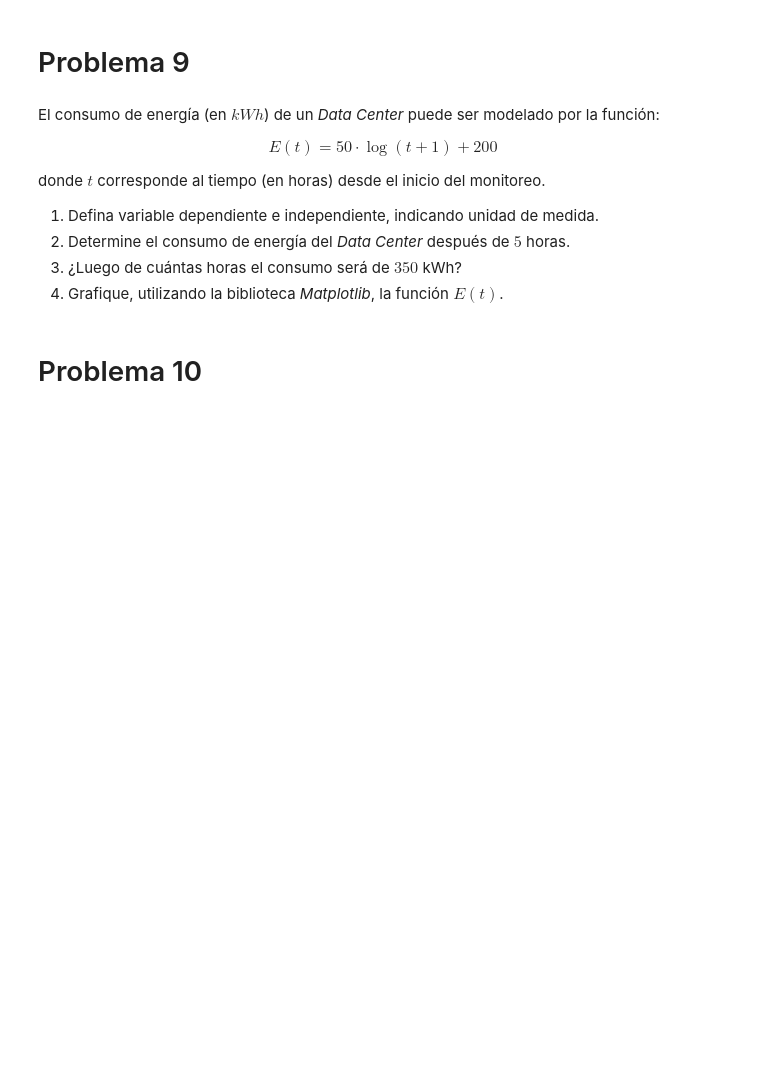
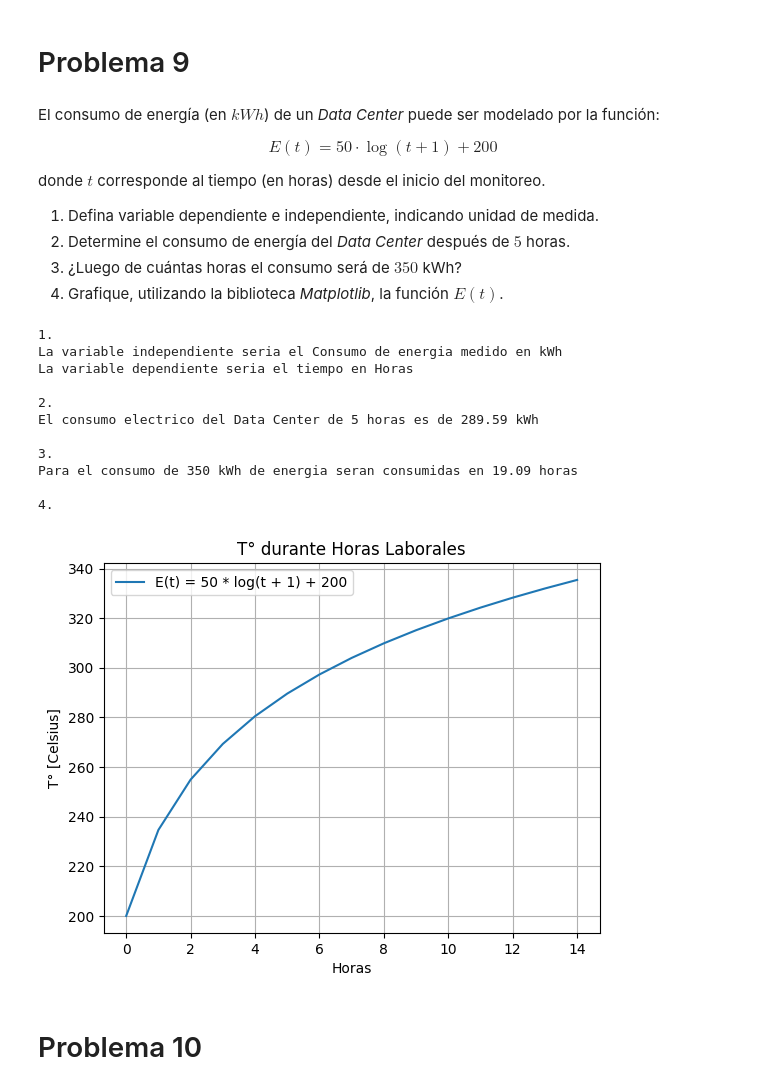
Before and after one commit to Gaboemi-Duoc/Ejercicios-DuocUC, a Jupyter notebook: Semestre 2/Matematicas Aplicadas/G1_Funciones.ipynb, the cells around one changed output. Cells and saved outputs as stored; diff of their text form; code cells hidden in the pictures; blank space fills up the shorter version.

```diff
--- a/Semestre 2/Matematicas Aplicadas/G1_Funciones.ipynb
+++ b/Semestre 2/Matematicas Aplicadas/G1_Funciones.ipynb
@@ -322,6 +373,50 @@ donde $t$ corresponde al tiempo (en horas) desde el inicio del monitoreo.
 2. Determine el consumo de energía del *Data Center* después de $5$ horas.
 3. ¿Luego de cuántas horas el consumo será de $350$ kWh?
 4. Grafique, utilizando la biblioteca *Matplotlib*, la función $E(t)$.
+# %%
+import numpy
+from scipy.optimize import fsolve
+
+
+print(f'''1.
+La variable independiente seria el Consumo de energia medido en kWh
+La variable dependiente seria el tiempo en Horas
+      ''')
+
+def consumoEnergeticoDataCenter(hour):
+    return 50 * numpy.log(hour+1)+200
+
+print(f'2. \nEl consumo electrico del Data Center de 5 horas es de {consumoEnergeticoDataCenter(5):.2f} kWh\n')
+
+def horasPorConsumoDeTrecientosCincuenta(hour):
+    return 50 * numpy.log(hour+1)+200 - 350
+
+t = numpy.linspace(0,100,1)
+solution = fsolve(horasPorConsumoDeTrecientosCincuenta,t)
+print(f'3.\nPara el consumo de 350 kWh de energia seran consumidas en {solution[0]:.2f} horas')
+
+print('\n4.')
+t = numpy.arange(0,15,1)
+pyplot.plot(t,consumoEnergeticoDataCenter(t), label='E(t) = 50 * log(t + 1) + 200')
+pyplot.title('T° durante Horas Laborales')
+pyplot.xlabel('Horas')
+pyplot.ylabel('T° [Celsius]')
+pyplot.legend()
+pyplot.grid()
+pyplot.show()
+# %% [output]
+1.
+La variable independiente seria el Consumo de energia medido en kWh
+La variable dependiente seria el tiempo en Horas
+
+2.
+El consumo electrico del Data Center de 5 horas es de 289.59 kWh
+
+3.
+Para el consumo de 350 kWh de energia seran consumidas en 19.09 horas
+
+4.
+[figure, added]
 # %% [markdown]
 # Problema 10
 # %% [markdown]
```
Also changed, not shown: parts of 4 cells of this notebook.
